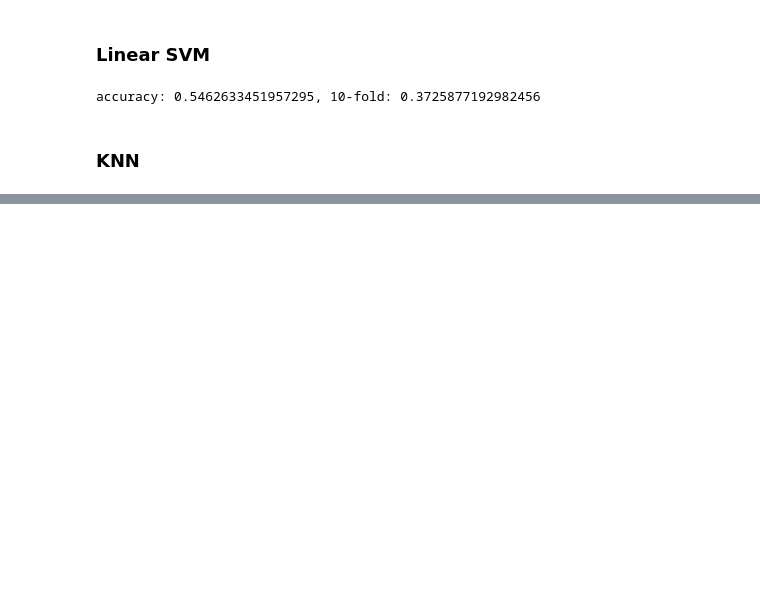
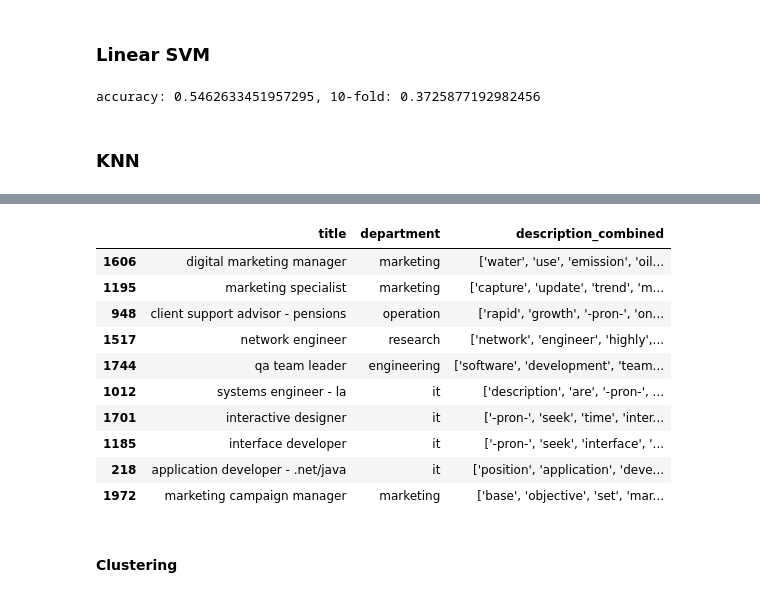
Before and after one commit to Data-Sciecne-Applications/resume-recommendation-system, a Jupyter notebook: models/tfidf_model.ipynb, the cells around one changed output, grey strips where cells are left out. Saved outputs shown, nothing was run; the diff lists cells and outputs as text; code cells hidden in the pictures; blank space fills up the shorter version.

```diff
--- a/models/tfidf_model.ipynb
+++ b/models/tfidf_model.ipynb
@@ -347,0 +322,6 @@ cossim.shape
+# %%
+# select one user
+applicant = df_resume.iloc[0]
+# model predict category of the resume
+pred_applicant = nb_clf.predict([applicant['Resume_c']])[0]
+pred_applicant == applicant['Category']
@@ -347,0 +330,5 @@ cossim.shape
+# %%
+jobs_top_n = hf.get_top_n_jobs_from_clf(df_jobs, pred_applicant, applicant['Resume_c'], vec, sf.cal_cosine_similarity)
+recommendation_from_clf = df_jobs.iloc[jobs_top_n][['title', 'department', 'description_combined']]
+recommendation_from_clf_filtered = recommendation_from_clf[recommendation_from_clf['department'] == applicant['Category']]
+recommendation_from_clf_filtered
@@ -347,0 +342,16 @@ cossim.shape
+# %%
+recommendation_from_clf
+# %% [output]
+|  | title | department | description_combined |
+| 1606 | digital marketing manager | marketing | ['water', 'use', 'emission', 'oil... |
+| 1195 | marketing specialist | marketing | ['capture', 'update', 'trend', 'm... |
+| 948 | client support advisor - pensions | operation | ['rapid', 'growth', '-pron-', 'on... |
+| 1517 | network engineer | research | ['network', 'engineer', 'highly',... |
+| 1744 | qa team leader | engineering | ['software', 'development', 'team... |
+| 1012 | systems engineer - la | it | ['description', 'are', '-pron-', ... |
+| 1701 | interactive designer | it | ['-pron-', 'seek', 'time', 'inter... |
+| 1185 | interface developer | it | ['-pron-', 'seek', 'interface', '... |
+| 218 | application developer - .net/java | it | ['position', 'application', 'deve... |
+| 1972 | marketing campaign manager | marketing | ['base', 'objective', 'set', 'mar... |
+# %% [markdown]
+#### Clustering
```
Also changed, not shown: parts of 75 cells of this notebook, 3 other files.
